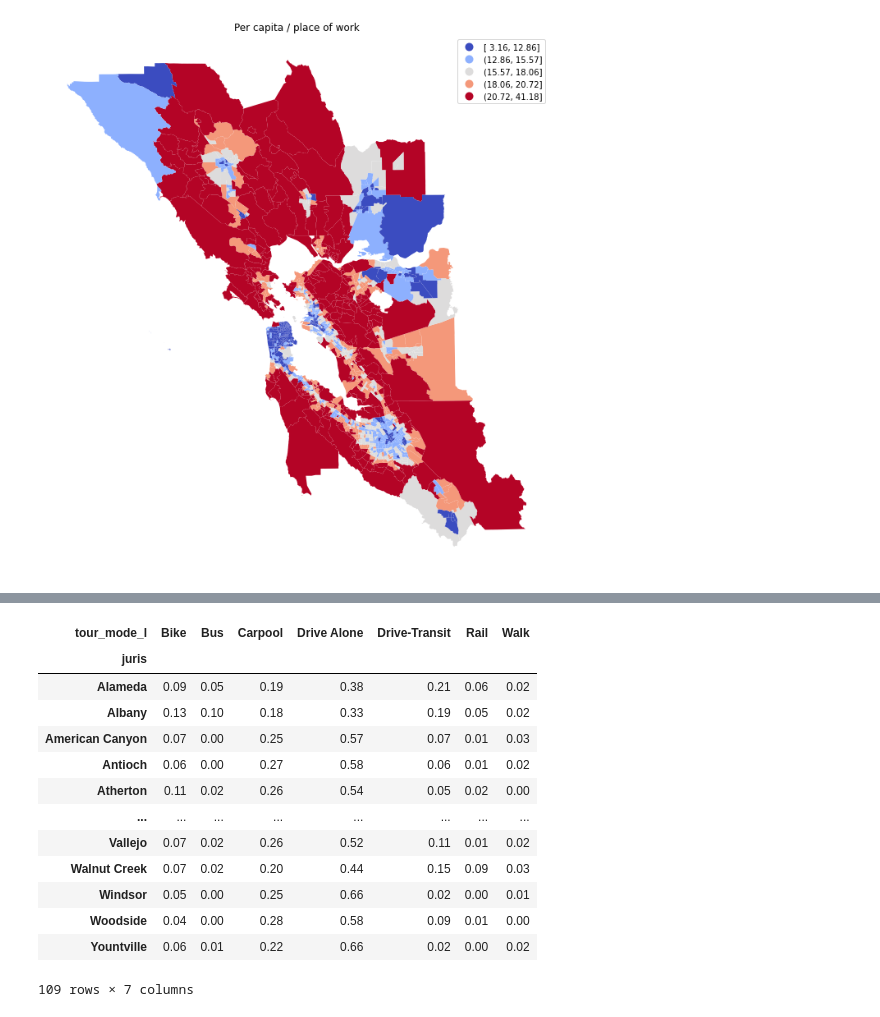
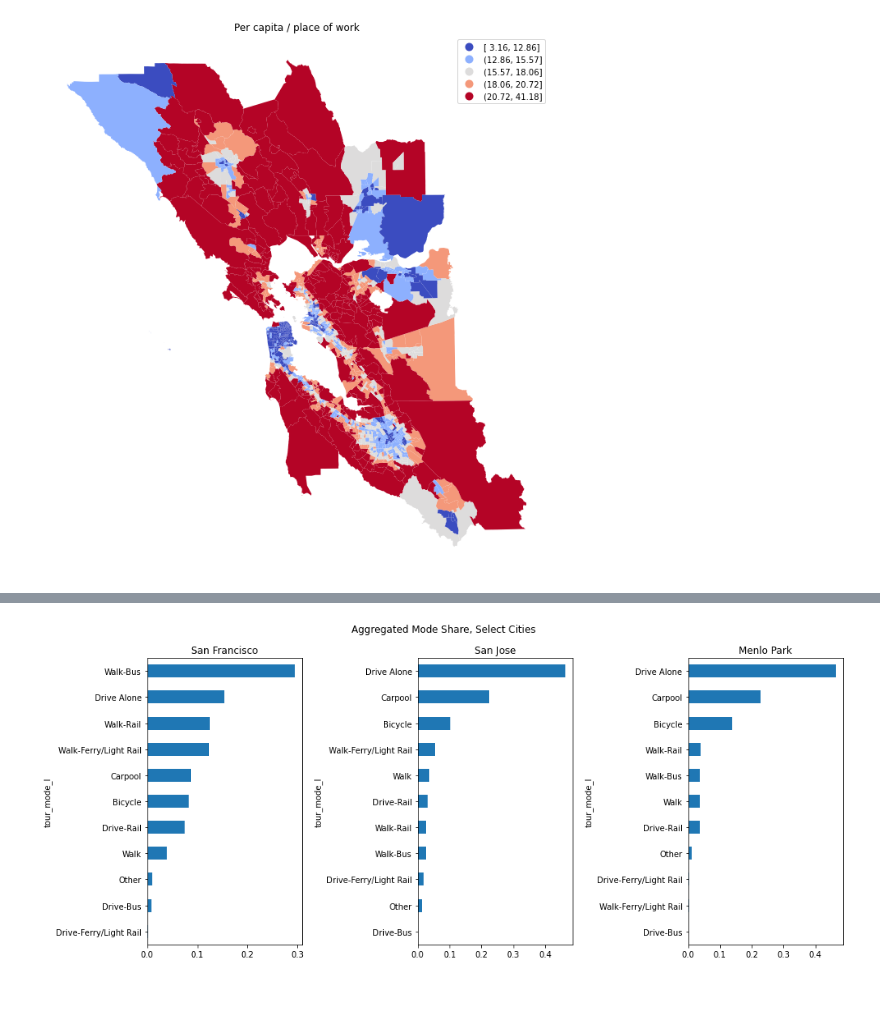
Before and after one commit to BayAreaMetro/regional-housing-needs-assessment, a Jupyter notebook: HCD_Data/PBA2050 VMT summary.ipynb, the cells around one changed output, grey strips where cells are left out. Cells and saved outputs as stored; diff of their text form; code cells hidden in the pictures.

Commit message:
Added summaries for trip distance, duration and TPA

```diff
--- a/HCD_Data/PBA2050 VMT summary.ipynb
+++ b/HCD_Data/PBA2050 VMT summary.ipynb
@@ -345,7 +435,6 @@ vmt_juris.unstack(['year', 'scenario']).to_excel(
 # %%
-# doc_tables = pd.read_html(
-#     'https://github.com/BayAreaMetro/modeling-website/wiki/TravelModes#tour-and-trip-modes')
-# doc_tables[0].set_index('Number')['Label(s)']
+# mapping of 21 modes to more aggregate ones
 
 xw = pd.read_excel(
-    '/Users/aolsen/Box/RHNA/HCD Review/mode_shares_crosswalk.xlsx')
+    '/Users/aolsen/Box/RHNA/HCD Review/mode_shares_crosswalk.xlsx',sheet_name='mapping_21',engine='openpyxl')
+xw
@@ -352,31 +459,32 @@ xw = pd.read_excel(
 # %%
 CommuteByIncomeHousehold['tour_mode_l'] = CommuteByIncomeHousehold.tour_mode.map(
     xw.set_index('Number').Agglabel)
+# %%
+tour_mode_share_juris = (CommuteByIncomeHousehold
+                         .groupby(['year','orig_taz', 'tour_mode_l'])
+                         .freq.sum()
+                         .reset_index()
+                         .rename(columns={'orig_taz': 'taz'})
+                         .set_index(['year','taz', 'tour_mode_l']).freq
+                         .mul(taz_to_juris_share_v2, axis=0)
+                         .sum(level=['juris', 'year','tour_mode_l'])
+                         .groupby(level=['juris','year'])
+                         .apply(pct)
+                         .unstack('tour_mode_l'))
+
+tour_mode_share_juris.loc(0)[:,['2020','2050']].unstack('year').to_excel(xlwriter,'Mode_Share')
 # %%
-tour_mode_share_juris = (CommuteByIncomeHousehold
-                         .groupby(['orig_taz', 'tour_mode_l'])
-                         .freq.sum()
-                         .reset_index()
-                         .rename(columns={'orig_taz': 'taz'})
-                         .set_index(['taz', 'tour_mode_l']).freq
-                         .mul(taz_to_juris_share_v2, axis=0)
-                         .sum(level=[2, 1])
-                         .groupby(level=0)
-                         .apply(pct)
-                         .unstack(1))
-tour_mode_share_juris
+fig, ax=plt.subplots(ncols=3,figsize=[14,6])
+
+tour_mode_share_juris.loc['San Francisco','2050'].sort_values().plot(kind='barh',ax=ax[0])
+tour_mode_share_juris.loc['San Jose','2050'].sort_values().plot(kind='barh',ax=ax[1])
+tour_mode_share_juris.loc['Menlo Park','2050'].sort_values().plot(kind='barh',ax=ax[2])
+
+ax[0].set_title('San Francisco')
+ax[1].set_title('San Jose')
+ax[2].set_title('Menlo Park')
+
+plt.suptitle('Aggregated Mode Share, Select Cities')
+plt.tight_layout()
 # %% [output]
-| tour_mode_l | Bike | Bus | Carpool | Drive Alone | Drive-Transit | Rail | Walk |
-| juris |  |  |  |  |  |  |  |
-| Alameda | 0.09 | 0.05 | 0.19 | 0.38 | 0.21 | 0.06 | 0.02 |
-| Albany | 0.13 | 0.10 | 0.18 | 0.33 | 0.19 | 0.05 | 0.02 |
-| American Canyon | 0.07 | 0.00 | 0.25 | 0.57 | 0.07 | 0.01 | 0.03 |
-| Antioch | 0.06 | 0.00 | 0.27 | 0.58 | 0.06 | 0.01 | 0.02 |
-| Atherton | 0.11 | 0.02 | 0.26 | 0.54 | 0.05 | 0.02 | 0.00 |
-| ... | ... | ... | ... | ... | ... | ... | ... |
-| Vallejo | 0.07 | 0.02 | 0.26 | 0.52 | 0.11 | 0.01 | 0.02 |
-| Walnut Creek | 0.07 | 0.02 | 0.20 | 0.44 | 0.15 | 0.09 | 0.03 |
-| Windsor | 0.05 | 0.00 | 0.25 | 0.66 | 0.02 | 0.00 | 0.01 |
-| Woodside | 0.04 | 0.00 | 0.28 | 0.58 | 0.09 | 0.01 | 0.00 |
-| Yountville | 0.06 | 0.01 | 0.22 | 0.66 | 0.02 | 0.00 | 0.02 |
-109 rows × 7 columns
+[figure, added]
```
Also changed, not shown: parts of 66 cells of this notebook, 1 other file.
